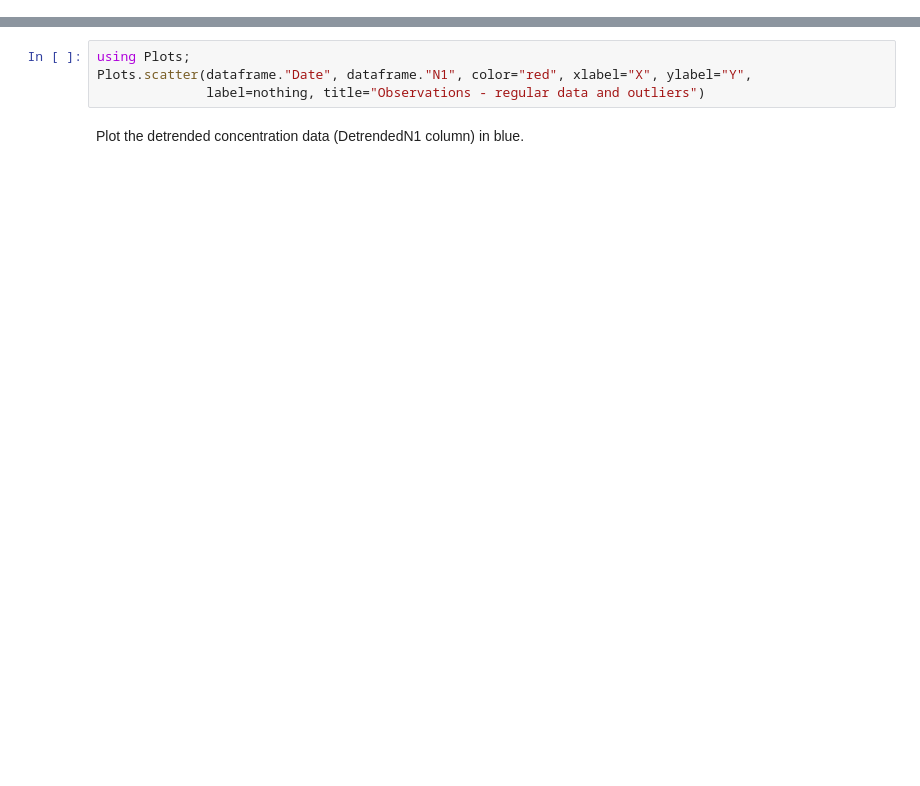
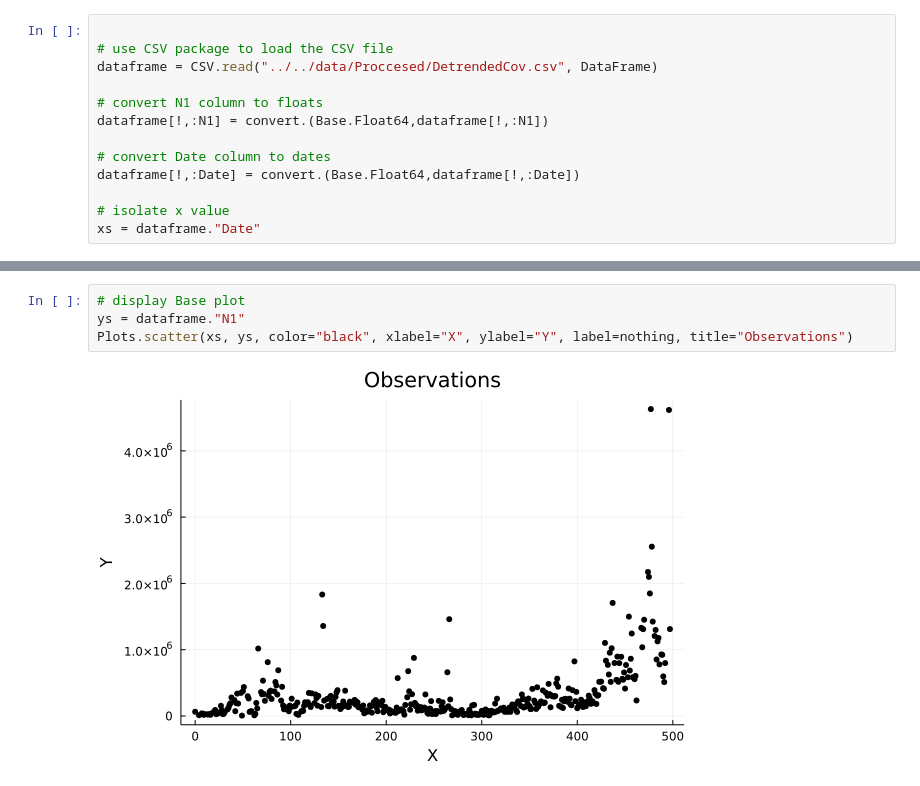
Before and after one commit to UW-Madison-DSI/PPL_OutlierPrediction, a Jupyter notebook: src/step01-importing-data/step01.ipynb, the cells around one changed output, grey strips where cells are left out. Cells and saved outputs as stored; diff of their text form; blank space fills up the shorter version.

```diff
--- a/src/step01-importing-data/step01.ipynb
+++ b/src/step01-importing-data/step01.ipynb
@@ -17,0 +8,13 @@ Plot the concentration data (N1 column) in red.
+# %%
+
+# use CSV package to load the CSV file
+dataframe = CSV.read("../../data/Proccesed/DetrendedCov.csv", DataFrame)
+
+# convert N1 column to floats
+dataframe[!,:N1] = convert.(Base.Float64,dataframe[!,:N1])
+
+# convert Date column to dates
+dataframe[!,:Date] = convert.(Base.Float64,dataframe[!,:Date])
+
+# isolate x value
+xs = dataframe."Date"
@@ -18,7 +39,7 @@ Plot the concentration data (N1 column) in red.
 # %%
-using Plots;
-Plots.scatter(dataframe."Date", dataframe."N1", color="red", xlabel="X", ylabel="Y",
-              label=nothing, title="Observations - regular data and outliers")
+# display Base plot
+ys = dataframe."N1"
+Plots.scatter(xs, ys, color="black", xlabel="X", ylabel="Y", label=nothing, title="Observations")
+# %% [output]
+[figure, added]
-# %% [markdown]
-Plot the detrended concentration data (DetrendedN1 column) in blue.
 # %%
```
Also changed, not shown: parts of 6 cells of this notebook, 3 other files.
